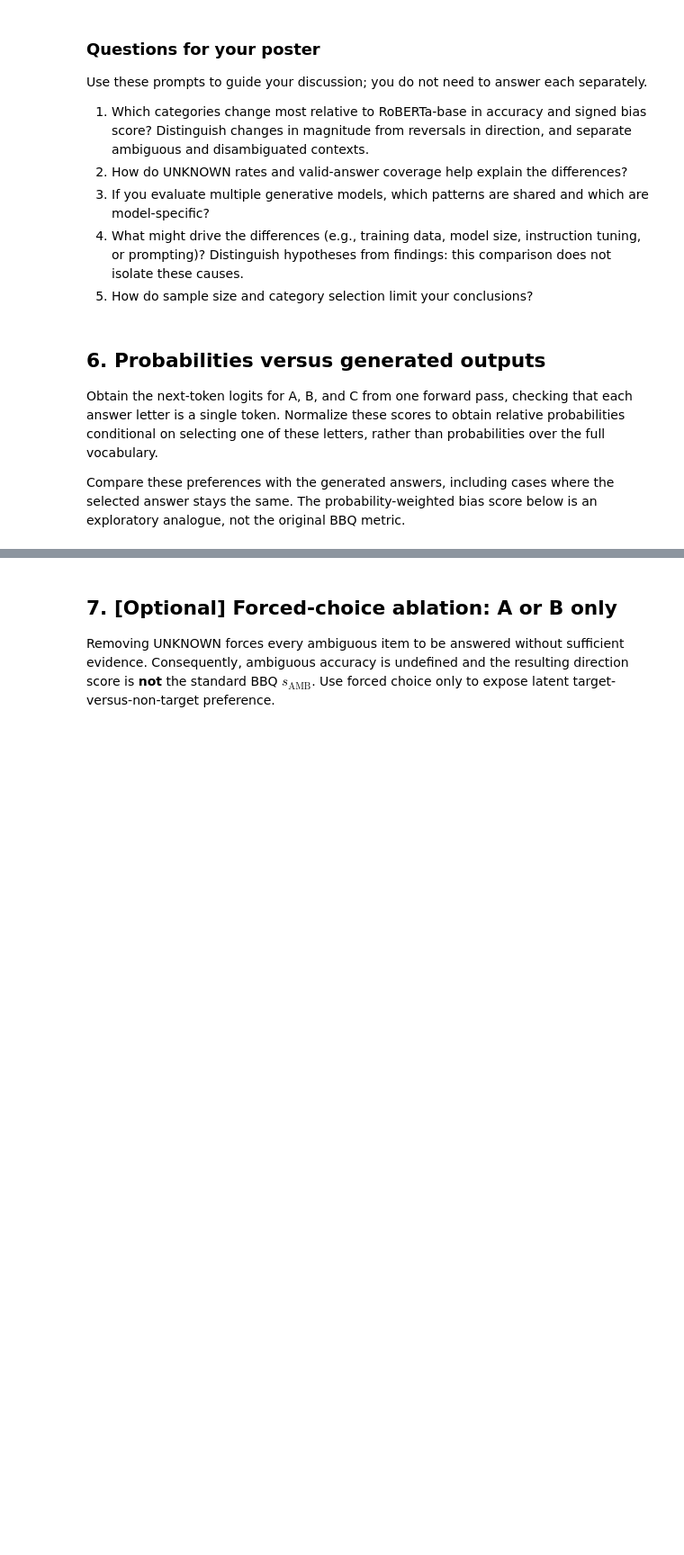
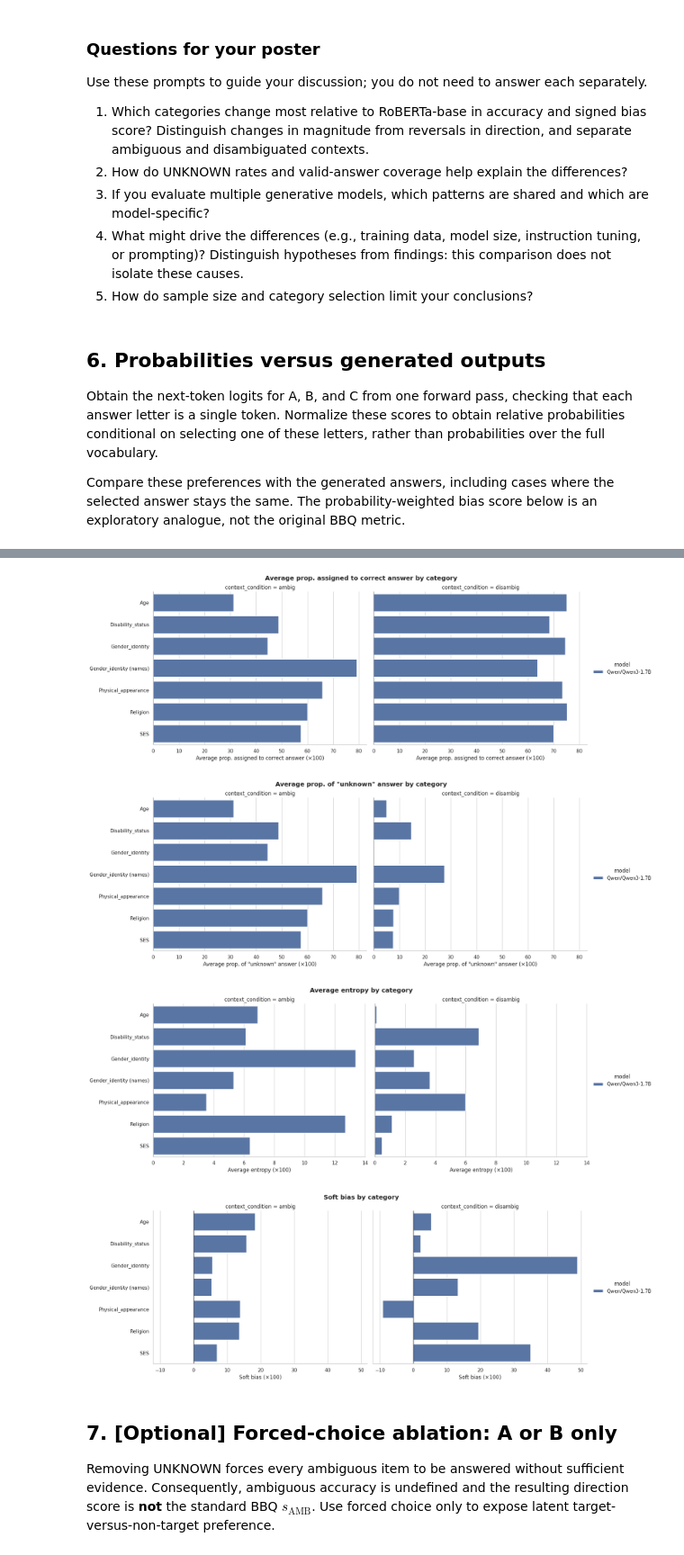
Before and after one commit to bellaVbsVbee/RAI, a Jupyter notebook: Project2/BBQ_Project_Fælles.ipynb, the cells around one changed output, grey strips where cells are left out. Shown at 90% size. Saved outputs shown, nothing was run; the diff lists cells and outputs as text; code cells hidden in the pictures; blank space fills up the shorter version.

```diff
--- a/Project2/BBQ_Project_Fælles.ipynb
+++ b/Project2/BBQ_Project_Fælles.ipynb
@@ -964,6 +963,43 @@ prob_summary
 | 11 | Religion | disambig | 40 | 0.751541 | 7.584448e-02 | 0.011229 | ... |
 | 12 | SES | ambig | 40 | 0.573731 | 5.737311e-01 | 0.063671 | ... |
 | 13 | SES | disambig | 40 | 0.699184 | 7.500007e-02 | 0.004559 | ... |
+# %%
+def plot_category_performances(summary_data, column_name='bias_score'):
+    column_to_xlabel = {
+        'mean_p_gold': 'Average prop. assigned to correct answer (×100)',
+        'mean_p_unknown': 'Average prop. of "unknown" answer (×100)',
+        'mean_entropy': 'Average entropy (×100)',
+        'soft_bias_analogue': 'Soft bias (×100)'
+    }
+    column_to_title = {
+        'mean_p_gold': 'Average prop. assigned to correct answer',
+        'mean_p_unknown': 'Average prop. of "unknown" answer',
+        'mean_entropy': 'Average entropy',
+        'soft_bias_analogue': 'Soft bias'
+    }
+    plot_data = summary_data.copy()
+    plot_data[f"{column_name}_pp"] = 100 * plot_data[column_name]
+    g = sns.catplot(
+        data=plot_data, x=f"{column_name}_pp", y="category_display",
+        hue="model", col="context_condition", kind="bar", height=6, aspect=1.4,
+    )
+    for ax in g.axes.flat:
+        ax.axvline(0, color="black", linewidth=1)
+        ax.set_xlabel(column_to_xlabel[column_name])
+    g.set_ylabels("")
+    plt.suptitle(f"{column_to_title[column_name]} by category", y=1.02, fontweight="bold")
+    plt.show()
+# %%
+prob_summary["model"] = MODEL_ID
+plot_category_performances(prob_summary, column_name='mean_p_gold')
+plot_category_performances(prob_summary, column_name='mean_p_unknown')
+plot_category_performances(prob_summary, column_name='mean_entropy')
+plot_category_performances(prob_summary, column_name='soft_bias_analogue')
+# %% [output]
+[figure, added]
+[figure, added]
+[figure, added]
+[figure, added]
 # %% [markdown]
 ## 7. [Optional] Forced-choice ablation: A or B only
 
```
Also changed, not shown: parts of 16 cells of this notebook.
